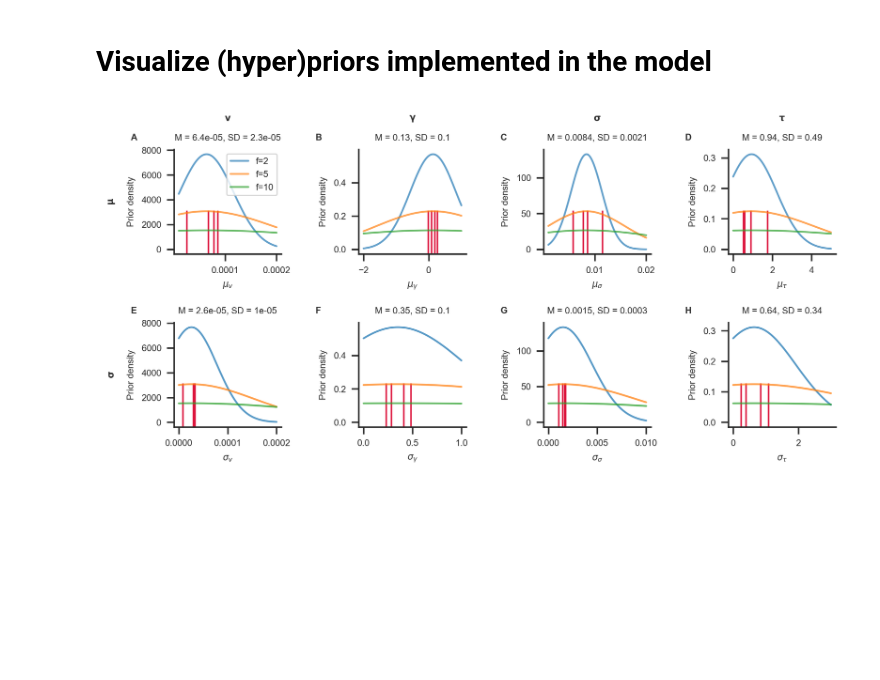
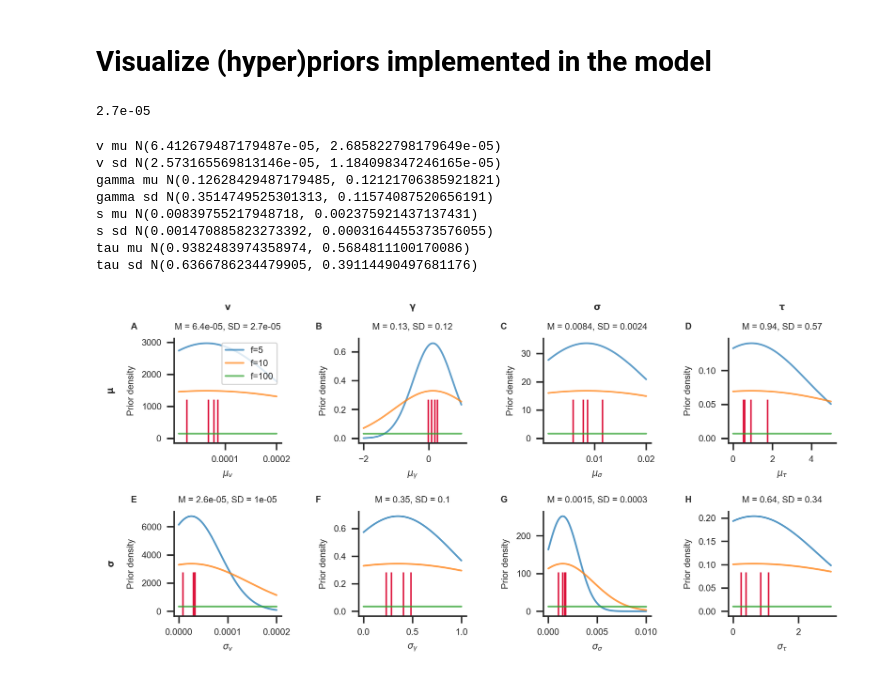
Before and after one commit to glamlab/glambox, a Jupyter notebook: SI_derivation_of_hyperpriors.ipynb, the cells around one changed output. Saved outputs shown, nothing was run; the diff lists cells and outputs as text; code cells hidden in the pictures; blank space fills up the shorter version.

Commit message:
updated hyperprior nb and figure after fix

```diff
--- a/SI_derivation_of_hyperpriors.ipynb
+++ b/SI_derivation_of_hyperpriors.ipynb
@@ -170,12 +170,25 @@ fig.tight_layout()
 The group level distributions of parameters across datasets are very uninformative. There's no indication of a central tendency.
 # %% [markdown]
 # Visualize (hyper)priors implemented in the model
+# %%
+np.round(estimates.groupby('dataset')['v'].mean().std(), 6)
+# %% [output]
+2.7e-05
 # %%
 fontsize = 6
-fs = [2, 5, 10]
+fs = [5, 10, 100]
 
 parameters = ['v', 'gamma', 's', 'tau']
 parameter_labels = dict(v='v', gamma='\gamma', s='\sigma', tau='\\tau')
+
+bounds = dict(v=dict(mu=(1e-5, 0.0002),
+                     sd=(0, 0.0002)),
+              gamma=dict(mu=(-2, 1),
+                         sd=(0, 1)),
+              s=dict(mu=(0.001, 0.02),
+                     sd=(0, 0.01)),
+              tau=dict(mu=(0, 5),
+                       sd=(0, 3)))
 
 from scipy.stats import norm
 
@@ -195,8 +208,8 @@ for p, parameter in enumerate(parameters):
                    markersize=52)
     axs[0, p].set_title(r'$\bf{{{p}}}$'.format(p=parameter_labels[parameter]) +
                         '\n\nM = {}, SD = {}'.format(
-                            np.round(np.mean(means), precision[parameter]),
-                            np.round(np.std(means), precision[parameter])),
+                            np.round(means.mean(), precision[parameter]),
+                            np.round(means.std(), precision[parameter])),
                         fontsize=fontsize)
     axs[0, p].set_xlabel(r'$\mu_{}$'.format(parameter_labels[parameter]),
                          fontsize=fontsize)
@@ -227,59 +240,59 @@ for p, parameter in enumerate(parameters):
         axs[1, p].set_ylabel('Prior density', fontsize=fontsize)
 
     # New Priors
+
+    mu_mean = means.mean()  # Mean of prior for group mean is the mean over observed group means
+    mu_sd = means.std()     # SD of prior for group mean is the SD over observed group means (times f)
+    sd_mean = sds.mean()    # Mean of prior for group SD is the mean over observed group SDs
+    sd_sd = sds.std()       # SD of prior for group SD is the SD over observed group SDs (times f)
+
     for i, f in enumerate(fs):
-        v_mu = dict(mu=6.4e-5, sd=f * 2.6e-5, lower=1e-5, upper=0.0002)
-        v_sd = dict(mu=2.6e-5, sd=f * 2.6e-5, lower=0, upper=0.0002)
 
-        gamma_mu = dict(mu=0.13, sd=f * 0.35, lower=-2, upper=1)
-        gamma_sd = dict(mu=0.35, sd=f * 0.35, lower=0, upper=1)
-
-        s_mu = dict(mu=0.0084, sd=f * 0.0015, lower=0.001, upper=0.02)
-        s_sd = dict(mu=0.0015, sd=f * 0.0015, lower=0, upper=0.01)
-
-        tau_mu = dict(mu=0.94, sd=f * 0.64, lower=0, upper=5)
-        tau_sd = dict(mu=0.64, sd=f * 0.64, lower=0, upper=3)
-
-        mu = dict(v=v_mu, gamma=gamma_mu, s=s_mu, tau=tau_mu)
-
-        sd = dict(v=v_sd, gamma=gamma_sd, s=s_sd, tau=tau_sd)
-        x_mu = np.linspace(mu[parameter]['lower'], mu[parameter]['upper'], 100)
+        x_mu = np.linspace(*bounds[parameter]['mu'], 100)
         axs[0, p].plot(x_mu,
                        norm.pdf(x_mu,
-                                loc=mu[parameter]['mu'],
-                                scale=mu[parameter]['sd']),
+                                loc=mu_mean,
+                                scale=f*mu_sd),
                        color='C{}'.format(i),
                        alpha=0.7,
                        label='f={}'.format(f))
-        x_sd = np.linspace(sd[parameter]['lower'], sd[parameter]['upper'], 100)
+        x_sd = np.linspace(*bounds[parameter]['sd'], 100)
         axs[1, p].plot(x_sd,
                        norm.pdf(x_sd,
-                                loc=sd[parameter]['mu'],
-                                scale=sd[parameter]['sd']),
+                                loc=sd_mean,
+                                scale=f*sd_sd),
                        color='C{}'.format(i),
                        alpha=0.75,
                        label='f={}'.format(f))
 
 # Legend
 axs[0, 0].legend(fontsize=fontsize)
 
 # Panel Labels
 from string import ascii_uppercase
 for label, ax in zip(list(ascii_uppercase), axs.ravel()):
     ax.tick_params(axis='both', which='major', labelsize=fontsize)
     ax.text(-0.4,
             1.15,
             label,
             transform=ax.transAxes,
             fontsize=fontsize,
             fontweight='bold',
             va='top')
 
 for ax in axs.ravel():
     ax.tick_params(axis='both', which='major', labelsize=fontsize)
 
 sns.despine()
 fig.tight_layout(h_pad=-0.2, w_pad=1.2)
-plt.savefig(join('si', 'hyperpriors.png'), dpi=330)
+plt.savefig(join('si', 'hyperpriors2.png'), dpi=330)
 # %% [output]
+v mu N(6.412679487179487e-05, 2.685822798179649e-05)
+v sd N(2.573165569813146e-05, 1.184098347246165e-05)
+gamma mu N(0.12628429487179485, 0.12121706385921821)
+gamma sd N(0.3514749525301313, 0.11574087520656191)
+s mu N(0.00839755217948718, 0.002375921437137431)
+s sd N(0.001470885823273392, 0.0003164455373576055)
+tau mu N(0.9382483974358974, 0.5684811100170086)
+tau sd N(0.6366786234479905, 0.39114490497681176)
-[figure, old version]
+[figure, new version]
```
Also changed, not shown: 1 other file.
